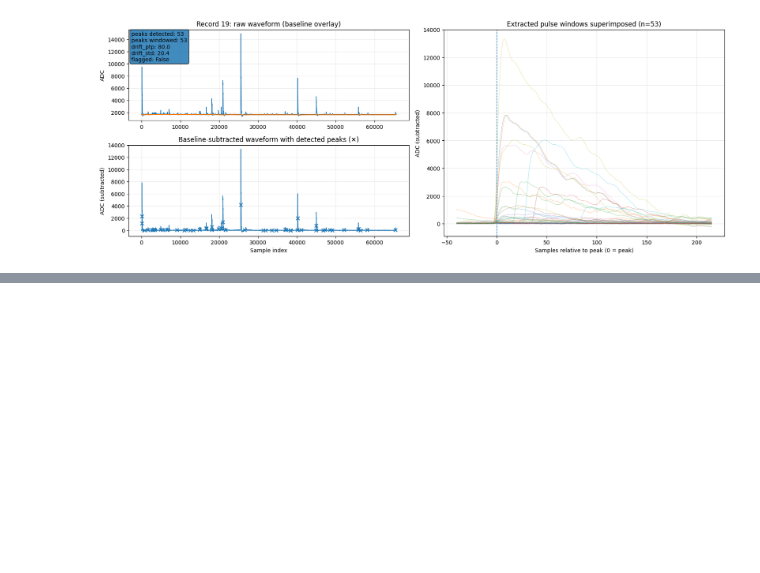
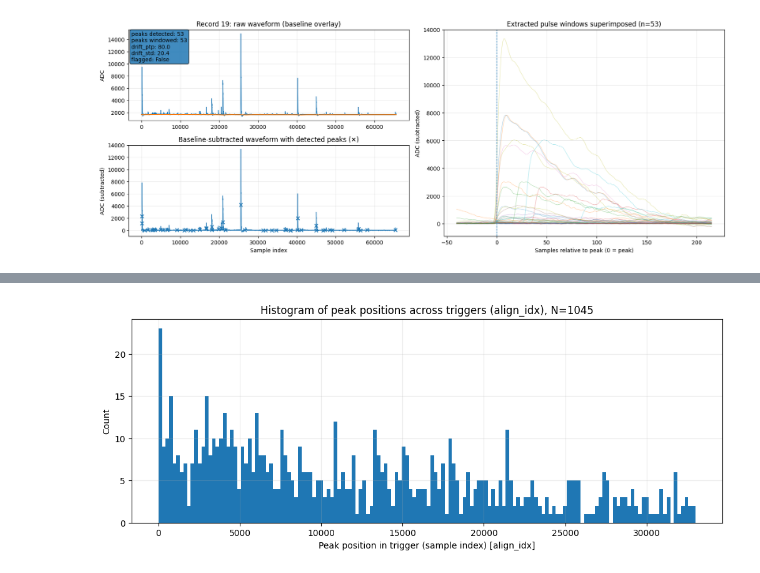
Before and after one commit to eberthol/PSD_GMVAE_Coldbox, a Jupyter notebook: data_eng/Peak_Selection.ipynb, the cells around one changed output, grey strips where cells are left out. Saved outputs shown, nothing was run; the diff lists cells and outputs as text; code cells hidden in the pictures; blank space fills up the shorter version.

```diff
--- a/data_eng/Peak_Selection.ipynb
+++ b/data_eng/Peak_Selection.ipynb
@@ -359,0 +638,4 @@ windows, peak_positions = plot_record_qc_from_result(
+# %%
+pos = plot_peak_position_histogram(results, use="align", bins=150, range=(0, 33000))
+# %% [output]
+[figure, added]
```
Also changed, not shown: parts of 9 cells of this notebook.
